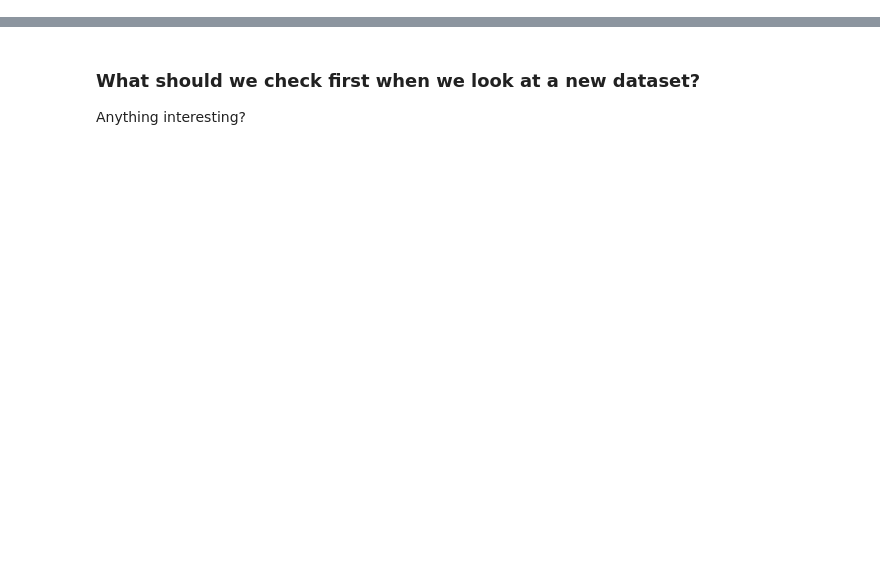
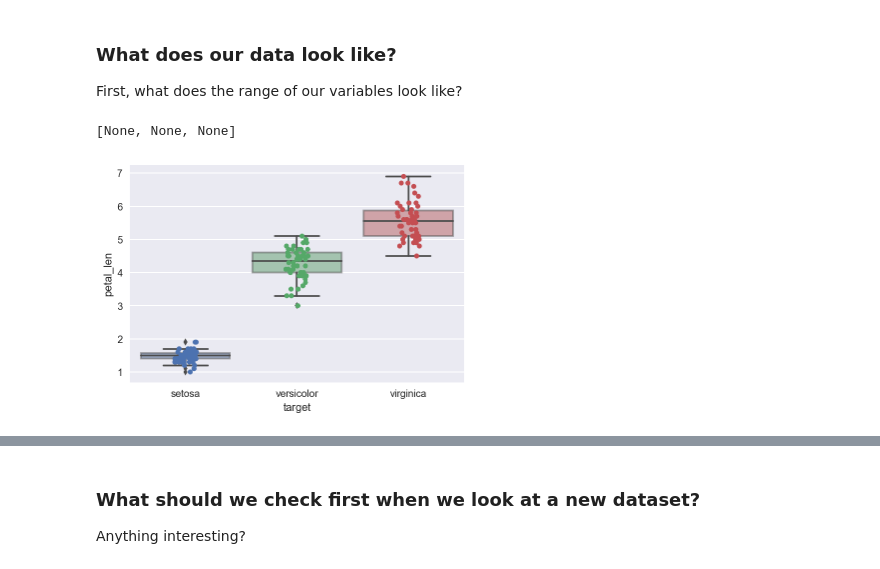
Before and after one commit to ga-curriculum/lesson-knn, a Jupyter notebook: 1.1-classification-with-knn-visualized-nooutput.ipynb, the cells around one changed output, grey strips where cells are left out. Saved outputs shown, nothing was run; the diff lists cells and outputs as text; code cells hidden in the pictures; blank space fills up the shorter version.

```diff
--- a/1.1-classification-with-knn-visualized-nooutput.ipynb
+++ b/1.1-classification-with-knn-visualized-nooutput.ipynb
@@ -273,0 +191,15 @@ df.columns = column_names
+# %%
+data = load_iris()
+iris = pd.DataFrame(data['data'], columns=data['feature_names'])
+iris['target']       =   data['target']
+iris['target_label'] =   iris['target'].map(lambda target: data['target_names'][target])
+
+column_map = {
+    "sepal length (cm)":  'sepal_len',
+    "sepal width (cm)":   'sep_width',
+    "petal length (cm)":  'petal_len',
+    "petal width (cm)":   'petal_width',
+}
+
+iris = iris.rename(columns=column_map)
+iris.info() # Everything should look pretty clean
@@ -273,0 +218,17 @@ df.columns = column_names
+# %% [markdown]
+### What does our data look like?
+First, what does the range of our variables look like?
+# %%
+# We'll use jitter=True so that all the points don't fall in single vertical lines
+# above the species.  This allows the points a bit more contrasting / easier to see.
+
+# Saving the resulting axes as ax each time causes the resulting plot to be shown
+# on top of the previous axes
+
+ax = sns.stripplot(x="target", y="petal_len", data=iris, jitter=True, edgecolor="gray")
+ax = sns.boxplot(x="target", y="petal_len", data=iris)
+
+plt.setp(ax.artists, alpha=.5) # This might be easier to see with transparency
+# %% [output]
+[None, None, None]
+[figure, added]
```
Also changed, not shown: parts of 82 cells of this notebook.
